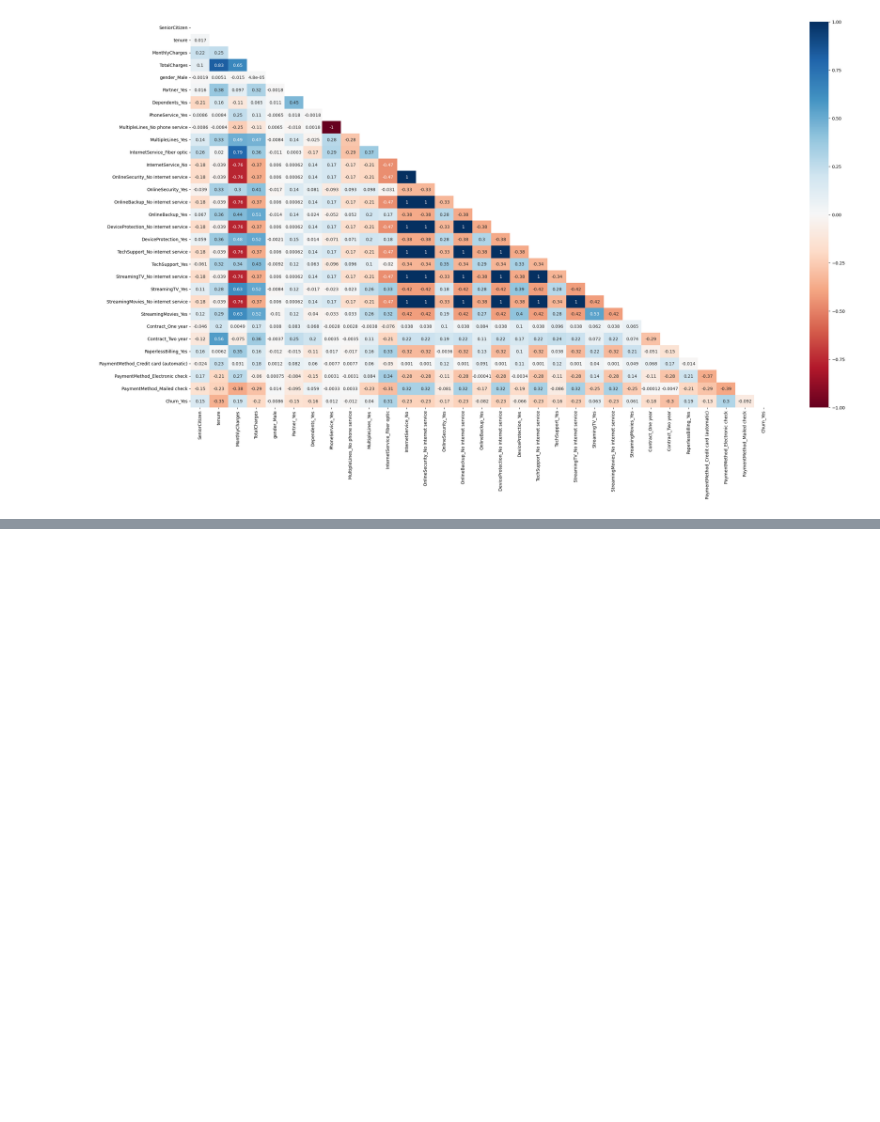
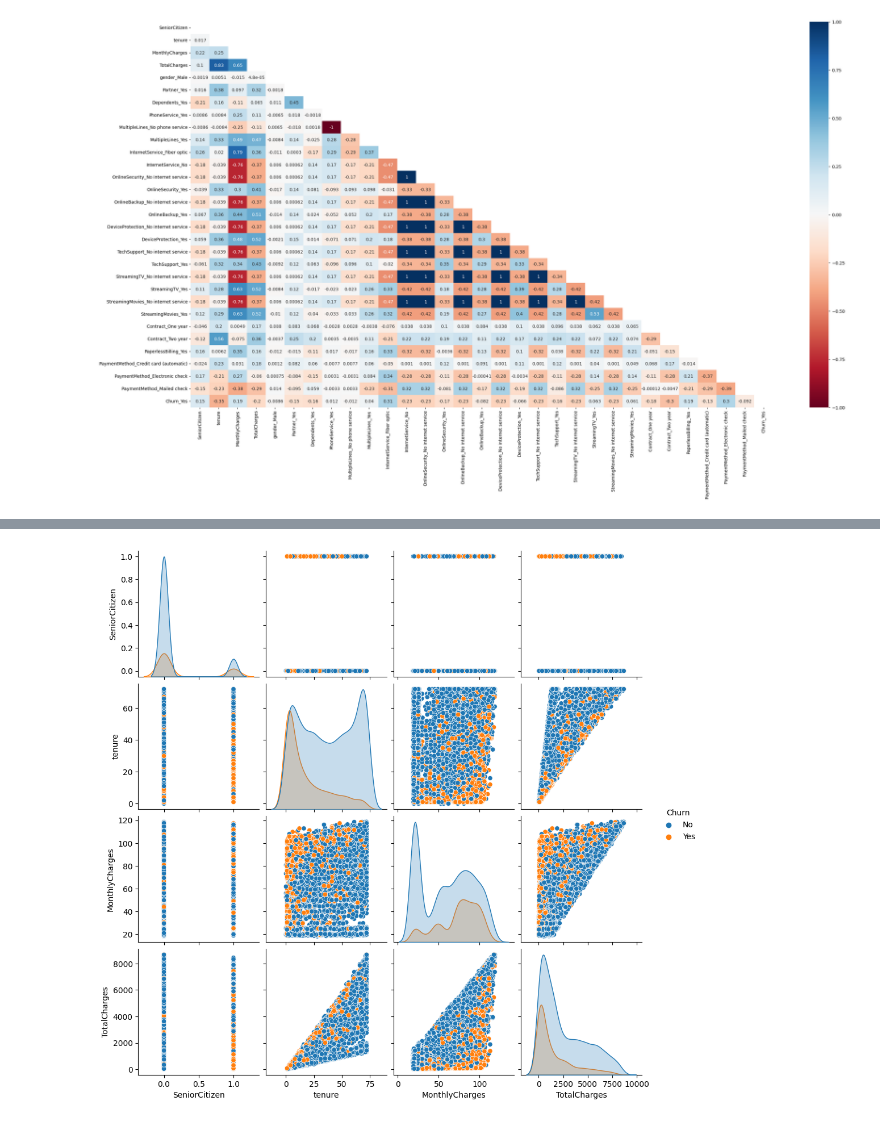
Before and after one commit to vinicius-mattoso/MVP_Sprint_Analise_de_Dados, a Jupyter notebook: MVP_Sprint_Analise_de_Dados_Notebook_Churn.ipynb, the cells around one changed output, grey strips where cells are left out. Saved outputs shown, nothing was run; the diff lists cells and outputs as text; code cells hidden in the pictures; blank space fills up the shorter version.

```diff
--- a/MVP_Sprint_Analise_de_Dados_Notebook_Churn.ipynb
+++ b/MVP_Sprint_Analise_de_Dados_Notebook_Churn.ipynb
@@ -374,0 +414,5 @@ plt.show()
+# %%
+# Scatter Plot com Seaborn - Variação 2
+sns.pairplot(data_no_id, hue = "Churn", height = 2.5);
+# %% [output]
+[figure, added]
```
Also changed, not shown: parts of 22 cells of this notebook.
